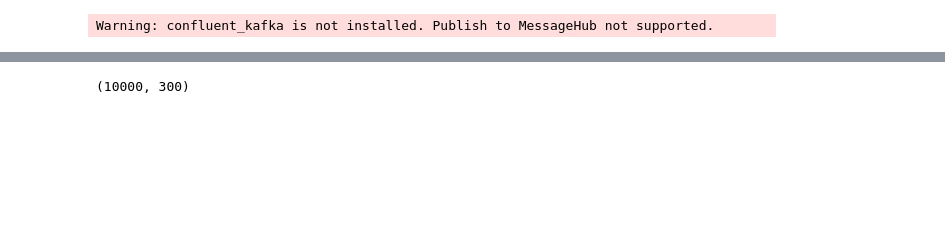
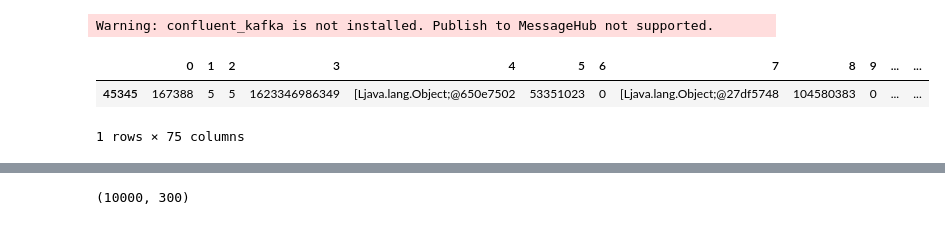
Before and after one commit to sedgewickmm18/deep-learning-for-web-attack-detection, a Jupyter notebook: PlayingAroundWithWord2Vec.ipynb, the cells around one changed output, grey strips where cells are left out. Cells and saved outputs as stored; diff of their text form; code cells hidden in the pictures; blank space fills up the shorter version.

```diff
--- a/PlayingAroundWithWord2Vec.ipynb
+++ b/PlayingAroundWithWord2Vec.ipynb
@@ -61,0 +63,6 @@ np_dataset = df.values
+# %%
+df_dyn[45345:45346]
+# %% [output]
+|  | 0 | 1 | 2 | 3 | 4 | 5 | 6 | 7 | 8 | 9 | ... | ... |
+| 45345 | 167388 | 5 | 5 | 1623346986349 | [Ljava.lang.Object;@650e7502 | 53351023 | 0 | [Ljava.lang.Object;@27df5748 | 104580383 | 0 | ... | ... |
+1 rows × 75 columns
```
Also changed, not shown: parts of 14 cells of this notebook, 2 other files.
